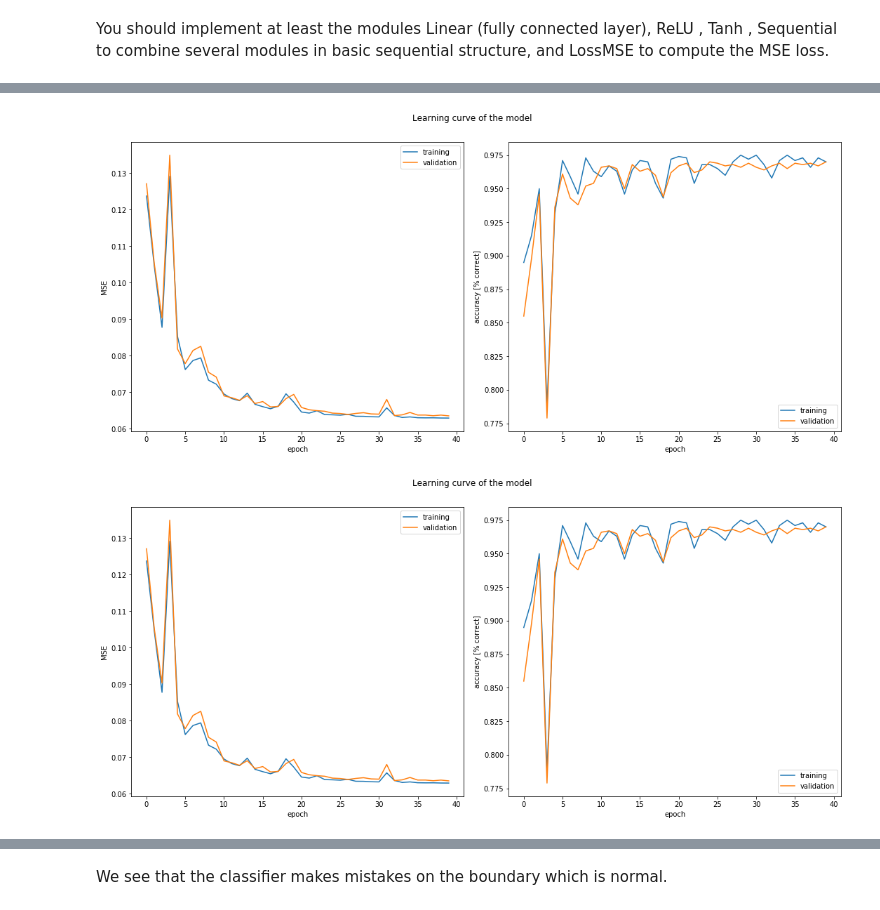
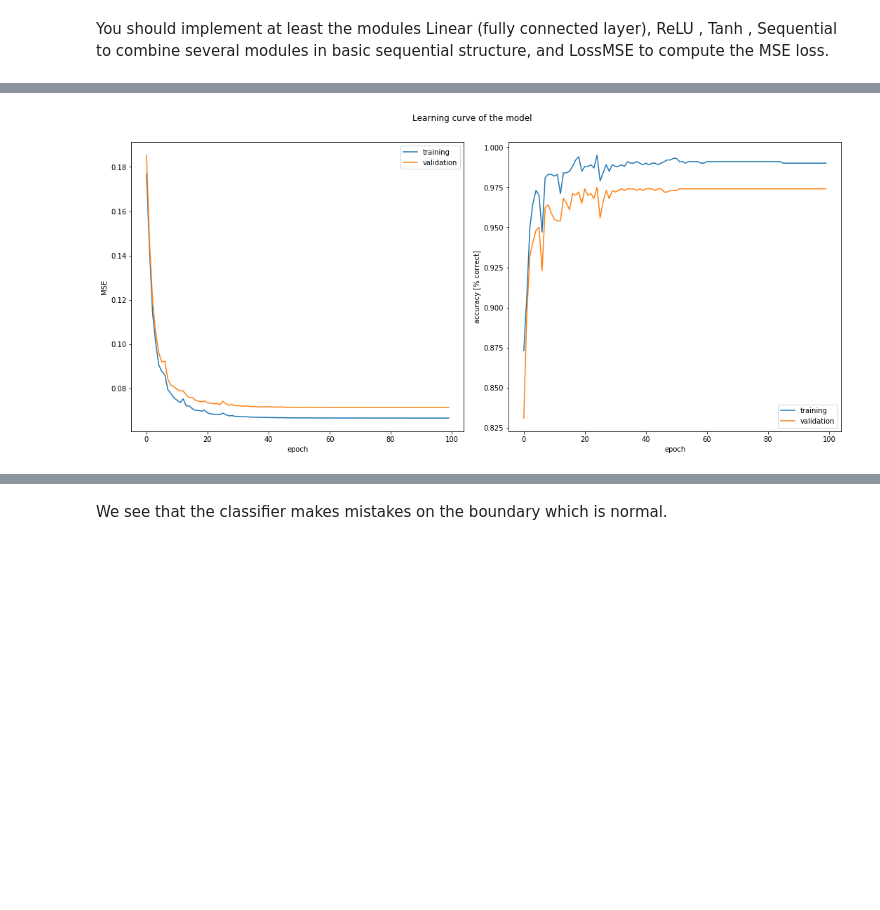
Before and after one commit to SSappy/deep_learning_epfl, a Jupyter notebook: project2/src/project2.ipynb, the cells around one changed output, grey strips where cells are left out. Saved outputs shown, nothing was run; the diff lists cells and outputs as text; code cells hidden in the pictures; blank space fills up the shorter version.

```diff
--- a/project2/src/project2.ipynb
+++ b/project2/src/project2.ipynb
@@ -62,8 +62,8 @@ def build_model():
 # %%
 model = build_model()
 model.summary()
-history = model.fit(x_train, y_train, x_validation, y_validation, epochs=40, step_size=0.001, momentum=0.5, batch_size=1)
-plot_history(history, 'Learning curve of the model')
+history = model.fit(x_train, y_train, x_validation, y_validation, epochs=100, step_size=0.001, momentum=None, batch_size=1)
+plot_history(history, 'Learning curve of the model');
 # %% [output]
 Model with 7 layers
         Input size : 2
@@ -85,2 +85 @@ Validation accuracy : 0.97
-[figure, old version]
+[figure, new version]
-[figure, removed]
```
Also changed, not shown: parts of 5 cells of this notebook.
